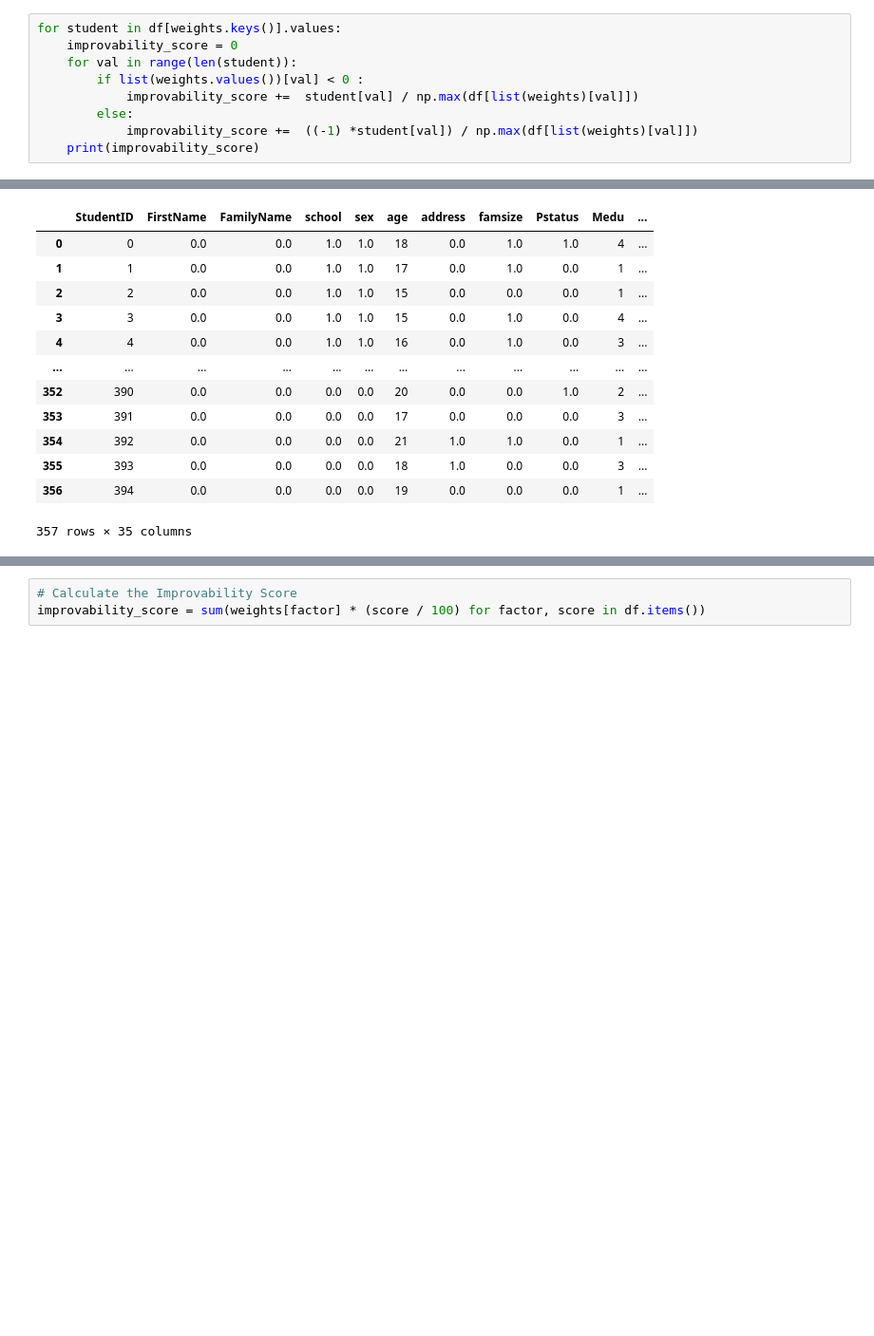
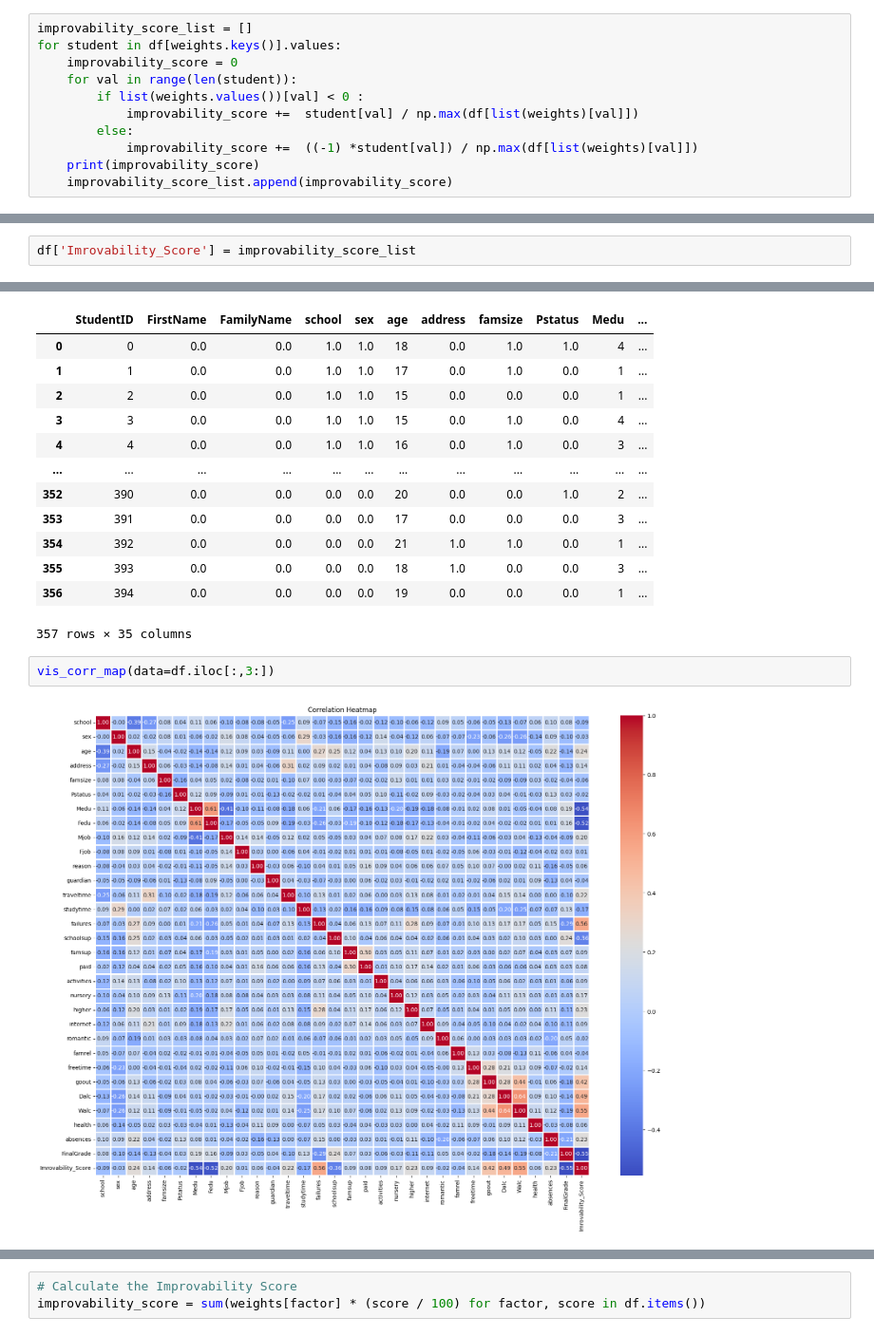
Before and after one commit to hamzaf96/Improvability_Score, a Jupyter notebook: code/notebooks/exploration.ipynb, the cells around one changed output, grey strips where cells are left out. Shown at 95% size. Drawn from its saved outputs; the diff is of its cells as text; blank space fills up the shorter version.

```diff
--- a/code/notebooks/exploration.ipynb
+++ b/code/notebooks/exploration.ipynb
@@ -186,6 +186,7 @@ list(weights)[0] , list(weights.values())[0]
 # %% [output]
 ('age', -0.14037178289305707)
 # %%
+improvability_score_list = []
 for student in df[weights.keys()].values:
     improvability_score = 0
     for val in range(len(student)):
@@ -194,6 +195,7 @@ for student in df[weights.keys()].values:
         else:
             improvability_score +=  ((-1) *student[val]) / np.max(df[list(weights)[val]])
     print(improvability_score)
+    improvability_score_list.append(improvability_score)
 # %% [output]
 -0.20181818181818156
 0.026060606060606062
@@ -215,3 +237,5 @@ for student in df[weights.keys()].values:
+# %%
+df['Imrovability_Score'] = improvability_score_list
 # %%
 df
 # %% [output]
@@ -228,3 +252,7 @@ df
 | 355 | 393 | 0.0 | 0.0 | 0.0 | 0.0 | 18 | 1.0 | 0.0 | 0.0 | 3 | ... |
 | 356 | 394 | 0.0 | 0.0 | 0.0 | 0.0 | 19 | 0.0 | 0.0 | 0.0 | 1 | ... |
 357 rows × 35 columns
+# %%
+vis_corr_map(data=df.iloc[:,3:])
+# %% [output]
+[figure, added]
```
Also changed, not shown: parts of 6 cells of this notebook, 2 other files.
